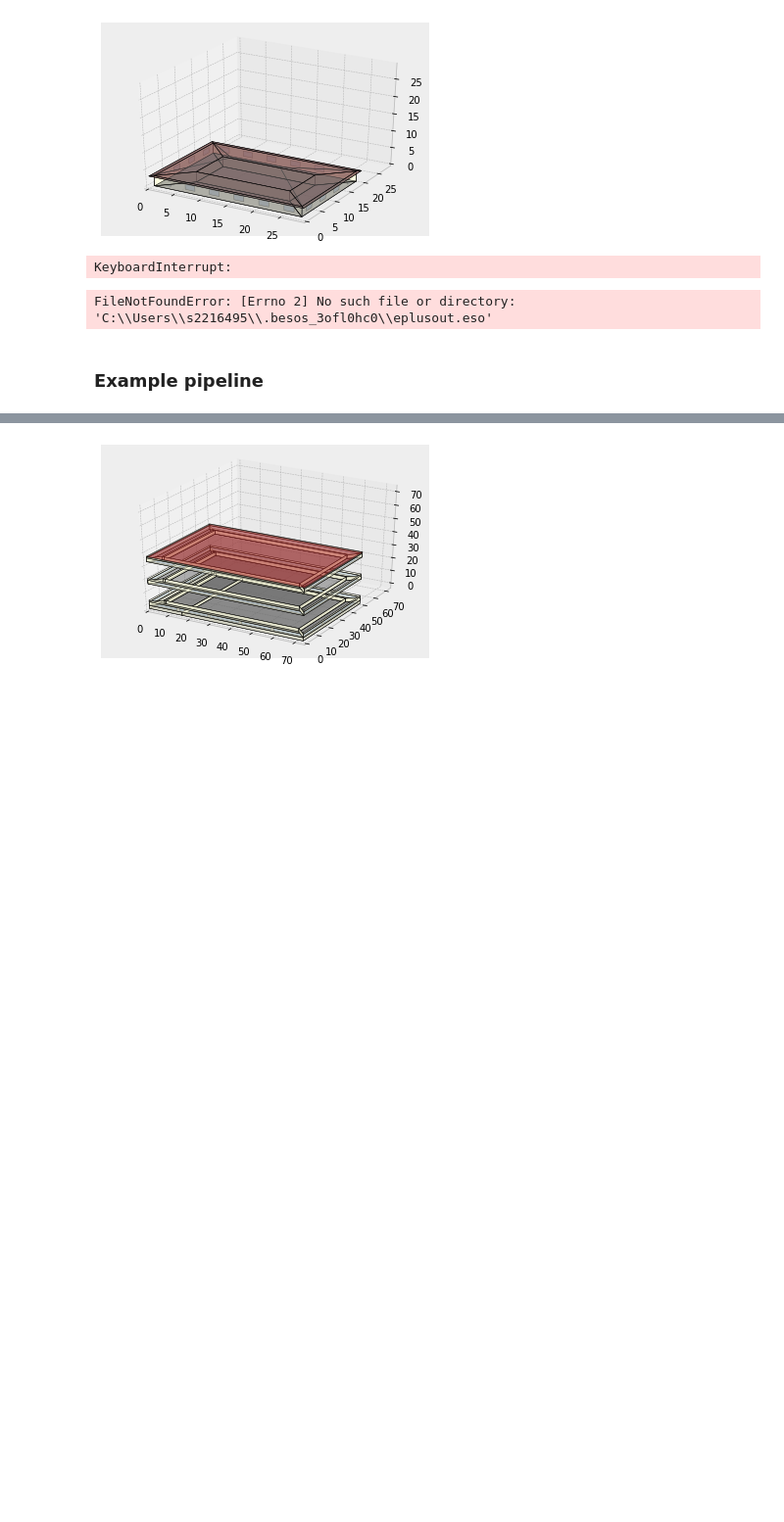
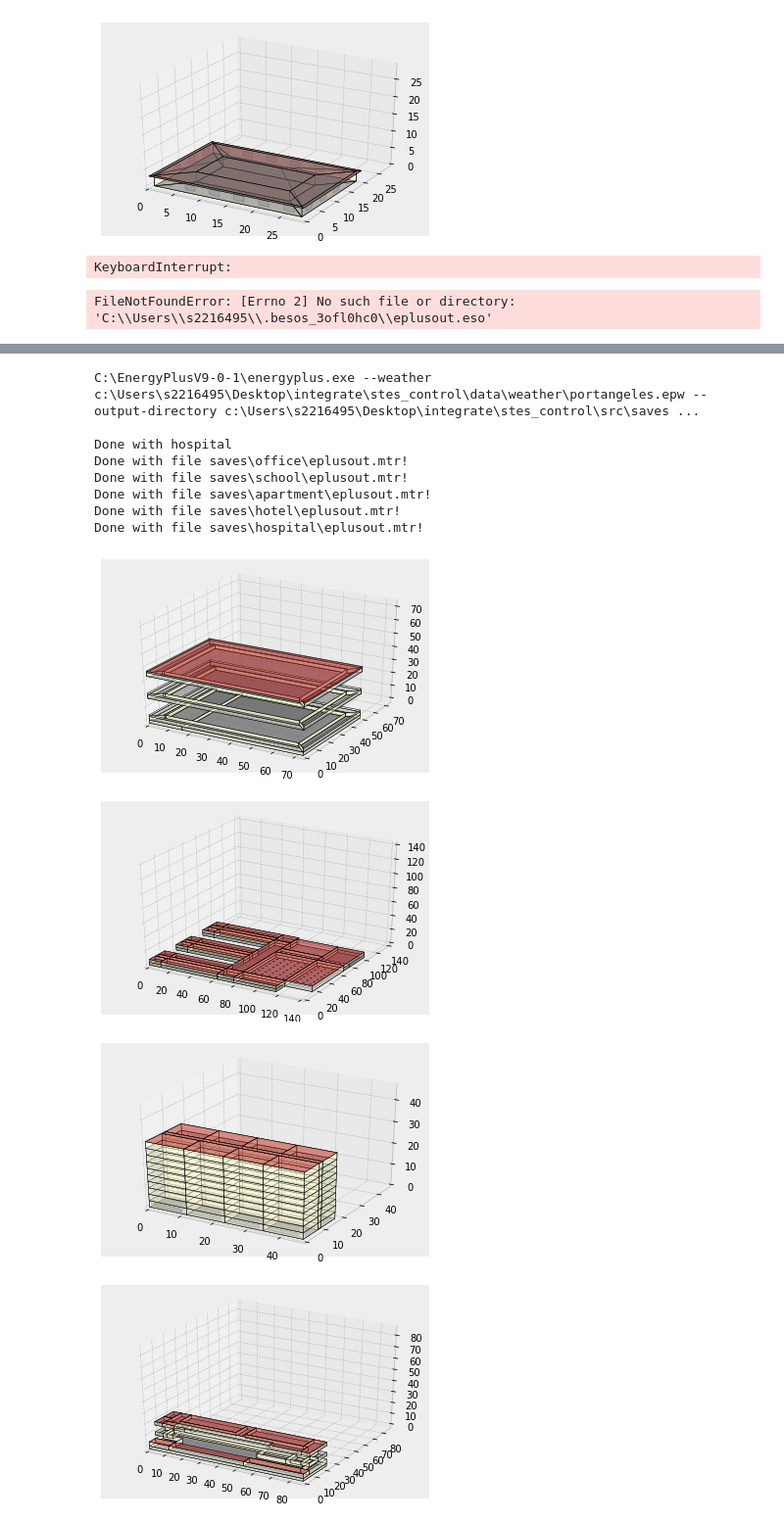
Before and after one commit to LukasFrankenQ/stes_control, a Jupyter notebook: src/lab.ipynb, the cells around one changed output, grey strips where cells are left out. Shown at 98% size. Saved outputs shown, nothing was run; the diff lists cells and outputs as text; code cells hidden in the pictures; blank space fills up the shorter version.

Commit message:
added faculty elec and gas to report

```diff
--- a/src/lab.ipynb
+++ b/src/lab.ipynb
@@ -441,29 +441,28 @@ print(b)
 b.run(output_directory='dump')
 # %% [output]
 FileNotFoundError: [Errno 2] No such file or directory: 'C:\\Users\\s2216495\\.besos_3ofl0hc0\\eplusout.eso'
-# %% [markdown]
-### Example pipeline
 # %%
 from datetime import datetime
 import numpy as np
 from besos import eppy_funcs as ef
 import pandas as pd
-import opyplus as op
 import os
+import matplotlib.pyplot as plt
+plt.style.use('bmh')
 
 from utils.data_utils import mtr2df
 from utils.idf_utils import show_runperiod, set_runperiod
 from config import file_dict
 
-def building_showcase():
+def run_buildings(buildings=None):
 
-    epath = op.get_eplus_base_dir_path((9, 0, 1))
     dummy_file = 'dummy.idf'
     idf_path = os.path.join(os.getcwd(), '..', 'data', 'epm')
     weather_file = os.path.join(os.getcwd(), '..', 'data', 'weather', 'portangeles.epw')
-    buildings = ['office', 'school', 'apartment', 'hotel', 'hospital']
 
     for building in buildings:
+
+        print(f'Starting analysis of {building}.')
 
         # Change the model runtime according to need
         model = ef.get_building(os.path.join(idf_path, file_dict[building]))
@@ -475,31 +474,60 @@ def building_showcase():
         set_runperiod(model, start=start, end=end)
         model.saveas(dummy_file)
 
-        # Conduct simulation with opyplus
-        print('idf: ', dummy_file)
-        print('weather: ', weather_file)
-        op.simulate(dummy_file, weather_file, 'dump')
+        from eppy.modeleditor import IDF
 
-        mtr2df(os.path.join('dump', 'eplusout.mtr'), do_plot=True)
+        IDF.setiddname('C:\\EnergyPlusV9-0-1\\Energy+.idd')
+
+        model = IDF(dummy_file, weather_file)
+
+        elec_out = model.newidfobject('OUTPUT:METER:METERFILEONLY',)
+        elec_out.Key_Name = 'Electricity:Facility'
+        elec_out.Reporting_Frequency = 'Hourly'
+
+        gas_out = model.newidfobject('OUTPUT:METER:METERFILEONLY',)
+        gas_out.Key_Name = 'Gas:Facility'
+        gas_out.Reporting_Frequency = 'Hourly'
+
+        model.run(output_directory=os.path.join('saves', building))
+
+        print(f'Done with {building}')
 
 
+def plot_flows(buildings=None):
 
+    data = []
 
+    for building in buildings:
 
+        file = os.path.join('saves', building, 'eplusout.mtr')
+        data.append(mtr2df(file))
 
+    num_cols = len(data[0].columns) - 1
+    _, ax = plt.subplots(num_cols, 1, figsize=(16, num_cols*4))
 
+    cols = list(data[0].columns)
+    cols.remove('weekday')
+    for i, col in enumerate(cols):
 
-        break
+        x = data[0].index
+        vals = np.zeros(len(x))
+        for df, building in zip(data, buildings):
+            y = np.array(df[col])
 
+            ax[i].fill_between(x, vals+y, y2=vals, label=building)
+            vals += y
 
+    ax[0].legend()
 
+    for a in ax:
+        a.set_axisbelow(True)
 
-
-
-
-
+    for i, col in enumerate(cols):
+        ax[i].set_title(col)
 
 
 if __name__ == '__main__':
-    building_showcase()
+    buildings = ['office', 'school', 'apartment', 'hotel', 'hospital']
+    run_buildings(buildings=buildings)
+    plot_flows(buildings=buildings)
 # %% [output]
@@ -508 +546,12 @@ FieldValidationError: No object found with any of given references : (('FluidAnd
+C:\EnergyPlusV9-0-1\energyplus.exe --weather c:\Users\s2216495\Desktop\integrate\stes_control\data\weather\portangeles.epw --output-directory c:\Users\s2216495\Desktop\integrate\stes_control\src\saves ...
+
+Done with hospital
+Done with file saves\office\eplusout.mtr!
+Done with file saves\school\eplusout.mtr!
+Done with file saves\apartment\eplusout.mtr!
+Done with file saves\hotel\eplusout.mtr!
+Done with file saves\hospital\eplusout.mtr!
 [figure]
+[figure, added]
+[figure, added]
+[figure, added]
```
Also changed, not shown: parts of 6 cells of this notebook, 1 other file.
